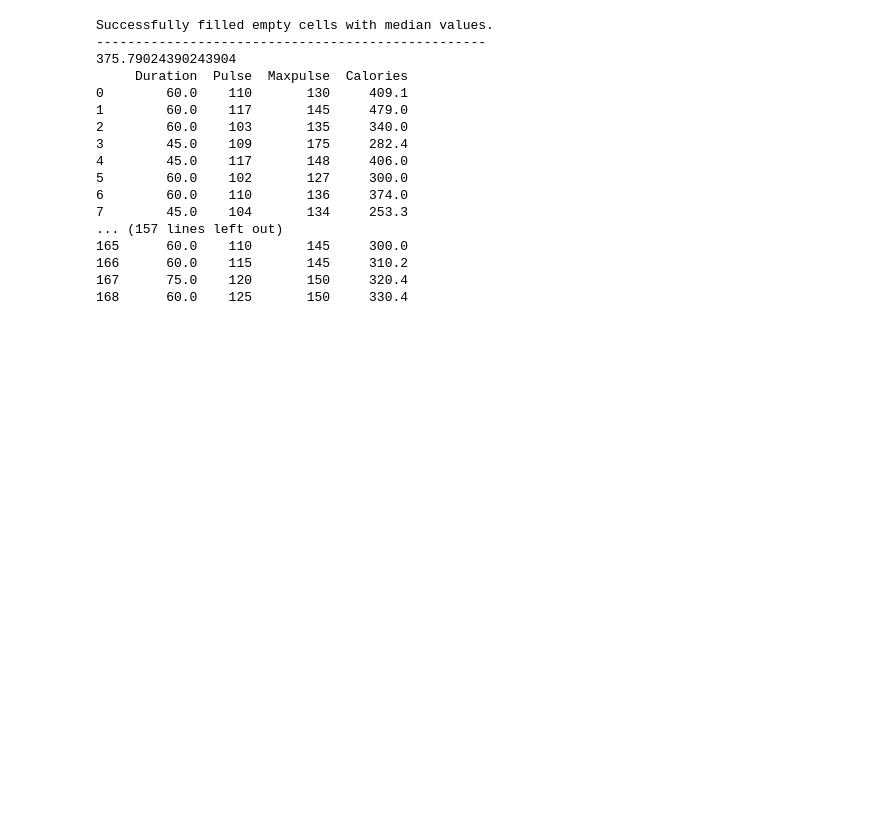
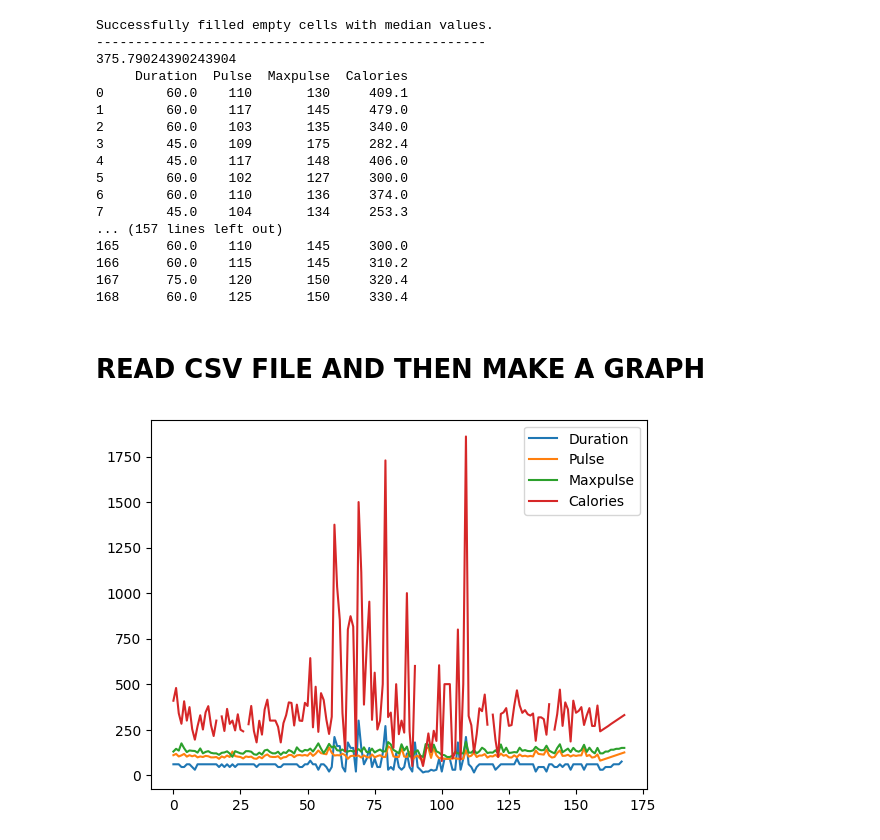
Before and after one commit to Abdal-AI/PANDAS, a Jupyter notebook: pandas.ipynb, the cells around one changed output. Drawn from its saved outputs; the diff is of its cells as text; code cells hidden in the pictures; blank space fills up the shorter version.

```diff
--- a/pandas.ipynb
+++ b/pandas.ipynb
@@ -260,3 +260,13 @@ Successfully filled empty cells with median values.
 166      60.0    115       145     310.2
 167      75.0    120       150     320.4
 168      60.0    125       150     330.4
+# %% [markdown]
+# READ CSV FILE AND THEN MAKE A GRAPH
+# %%
+import pandas as pd
+import matplotlib.pyplot as plt
+df=pd.read_csv('data.csv')
+df.plot()
+plt.show()
+# %% [output]
+[figure, added]
```
